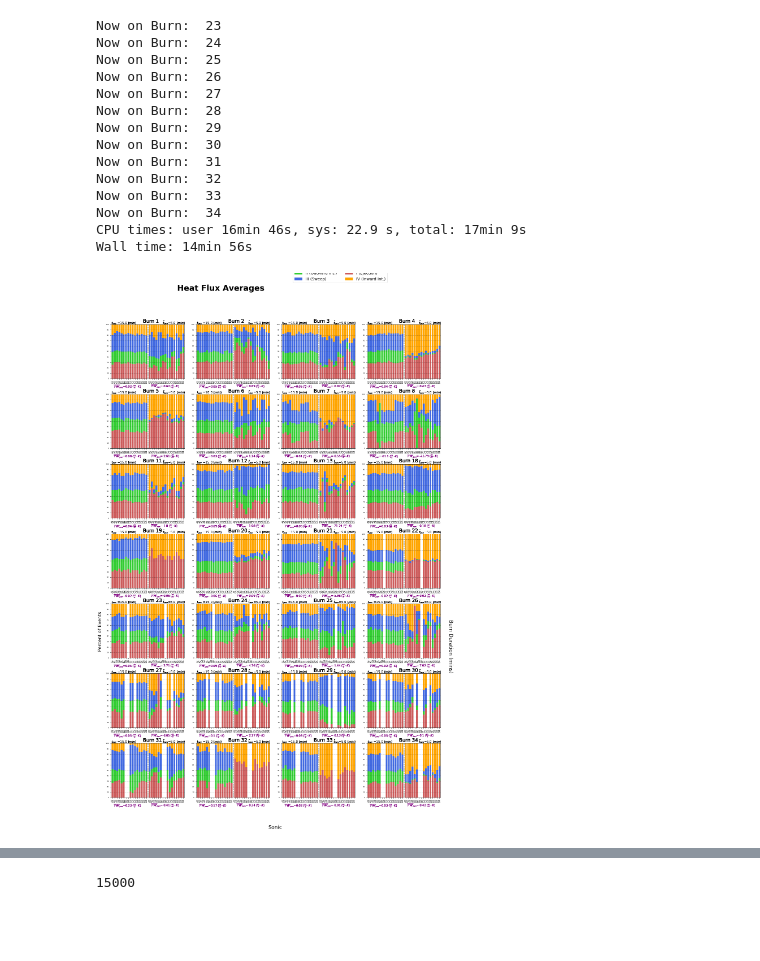
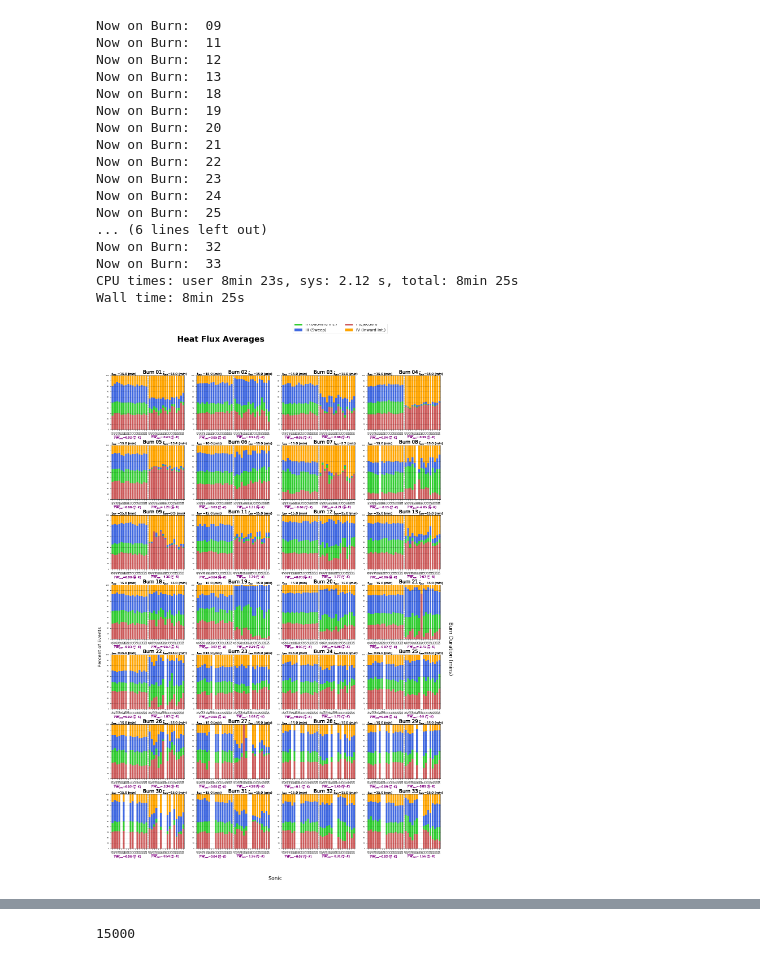
Before and after one commit to JosephSeitz/Analysis_Code, a Jupyter notebook: final_Heat-Flux-Averag-Grid-Plotter.ipynb, the cells around one changed output, grey strips where cells are left out. Saved outputs shown, nothing was run; the diff lists cells and outputs as text; code cells hidden in the pictures; blank space fills up the shorter version.

Commit message:
Corrrect vital flaw in the burn time calculation

```diff
--- a/final_Heat-Flux-Averag-Grid-Plotter.ipynb
+++ b/final_Heat-Flux-Averag-Grid-Plotter.ipynb
@@ -38,10 +38,10 @@ def quad_averages(quad_list, t_s, t_e ):
     return Qlst_ave
 
 
-def fire_start(df):
+def fire_start(df,n):
     ### Finding the start of fire
     x_fire, fire_5sig = 9e10, np.nanmean(df["T"])+5*np.std(df["T"])
-    for i in range(len(df["T"])):
+    for i in range(n, len(df["T"])):
         if df["T"][i] > fire_5sig:
             x_fire = i
             break
@@ -100,8 +100,8 @@ def sonic_calculations(df, n, x_fire):
 
     #30mins = 18000 15mins = 9000 10mins = 6000 5mins = 3000
     fire_end = len(df)-1 #the end of the fire period
-    if brn_n > 3000:
-        fire_end = x_fire + 3000 #30mins after the fire
+    if brn_n > 9000:
+        fire_end = x_fire + 9000 #30mins after the fire
         brn_n = len(wt_prime_list[x_fire:fire_end])
 
     brn_wt_prime_ave = np.nanmean(wt_prime_list[x_fire:fire_end])
@@ -116,14 +116,15 @@ def burn_calculations(path, n):
     df_list, x_fire_lst = [], []
     for i in range(16):
         df = file_to_df(path + txt_files[i])
-        x_fire_lst.append(fire_start(df))
+        x_fire_lst.append(fire_start(df,n))
         df_list.append(df)
 
     n_fire = min(x_fire_lst)
-
+    burn_timestamp =df_list[-1]["TIMESTAMP"][n_fire]
+    #print(n_fire,df_list[-1]["TIMESTAMP"][n_fire])
     pre_burn_Q_lst, burn_Q_lst= [], []
     pre_WT_ave, brn_WT_ave = [],[]
-    x_fire_lst, brn_n_lst= [], []
+    brn_n_lst= []
     for i in range(16):
         pre_Qlst, pre_wt_prime_ave, pre_brn_len, brn_Qlst,\
             brn_wt_prime_ave, brn_n = sonic_calculations(df_list[i],n, n_fire)
@@ -138,17 +139,22 @@ def burn_calculations(path, n):
     for i in range(len(brn_n_lst)):
         brn_len_min.append(brn_n_lst[i]/(600))
 
-    return pre_burn_Q_lst, burn_Q_lst,  pre_WT_ave, brn_WT_ave, x_fire_lst, brn_n_lst,\
-            brn_len_min, pre_brn_len
+    return pre_burn_Q_lst, burn_Q_lst,  pre_WT_ave, brn_WT_ave, x_fire_lst, n_fire, brn_n_lst,\
+            brn_len_min, pre_brn_len, burn_timestamp
 # %%
 %%time
-n_list = [21000,15000,20000,30000,15000,6000,25000,18000,30000,60000,50000,180000,40000,25000,25000,27000,\
-         45000,20000,25000,25000,35000,27000,25000,15000,35000,45000,20000,40000]
-path = "/home/JoeySeitz/10X10_Truss_SERDP_Burns/JS_Cleaned_Data/Burn-"
-#path="/home/joey/Desktop/10X10_Truss_SERDP_Burns/JS_Cleaned_Data/Burn-" #79
+#path = "/home/JoeySeitz/10X10_Truss_SERDP_Burns/JS_Cleaned_Data/Burn-"
+path="/home/joey/Desktop/10X10_Truss_SERDP_Burns/JS_Cleaned_Data/Full-Timestamp/Burn-"#79
 #path = "/Users/joeyp/Desktop/10X10_Truss_SERDP_Burns/JS_Cleaned_Data/Burn-" #w10
 path_end = "/sonics/"
-burns = [1,2,3,4,5,6,7,8,11,12,13,18,19,20,21,22,23,24,25,26,27,28,29,30,31,32,33,34]
+burns = ["01","02","03","04","05","06","07","08","09","11","12","13","18","19","20", \
+         "21","22","23","24","25","26","27", "28","29","30","31","32","33","34"]
+burn_d = {'01': 21000, '02': 14000, '03': 20000, '04': 30000, '05': 15000, \
+          '06': 6000, '07': 25000, '08': 18000, '09': 20000, '11': 30000,  \
+          '12': 60000, '13': 50000, '18': 185000, '19': 45000, '20': 24000,\
+          '21': 25000, '22': 27000, '23': 45000, '24': 20000, '25': 25000, \
+          '26': 25000, '27': 35000, '28': 27000, '29': 25000, '30': 12000, \
+          '31': 30000, '32': 25000, '33': 20000, '34': 40000}
 
 ### Plotting stuff
 sonic_list = ["A1","A2","A3","A4", "B1","B2", "B3", "B4", "C1", "C2","C3", "C4", "D1", "D2", "D3", "D4"]*2
@@ -159,15 +165,17 @@ x_loc = x_loc_1 + x_loc_2
 y_loc =np.arange(0.0,1.1,0.1)
 y_tick_names  = np.arange(0,110,10)
 fig, ax = plt.subplots(nrows=7,ncols=4,figsize=(18,28))#, sharey=True)
+Burn_timestamps =[]
 ### Keep out of loop
 file_count = 0
 for col in range(7):
     for row in range(4):
         burn_path= str(path + str(burns[file_count])+path_end)
         print("Now on Burn: ",str(burns[file_count]))
-        pre_burn_Q_lst, burn_Q_lst,  pre_WT_ave, brn_WT_ave, x_fire_lst, brn_n_lst,\
-            brn_len_min, pre_brn_len= burn_calculations(burn_path, n_list[file_count])
-    print(brn_n_lst)
+        pre_burn_Q_lst, burn_Q_lst,  pre_WT_ave, brn_WT_ave, x_fire_lst, n_fire, brn_n_lst,\
+            brn_len_min, pre_brn_len, burn_timestamp= burn_calculations(burn_path, burn_d[burns[file_count]])
+        Burn_timestamps.append(burn_timestamp)
+        #print(brn_n_lst)
         axs = ax[ col, row]
 
         x1, x2 = 1, 17.5
@@ -231,7 +239,7 @@ fig.text(0.48,0.015, "Sonic", fontsize = 18)
 fig.tight_layout()
 fig.subplots_adjust(hspace=0.29,wspace=0.16, top=0.9, left = 0.05, right = .95, bottom = .07)
 
-fig.savefig("rough_aveplot_15min-5min.png", dpi = 350)
+fig.savefig("rough_aveplot_15min-15min.png", dpi = 350)
 ### Took 56mins and 45s to run on W10 Desktop
 ## Took 1hr 17min to run on 134
 ###New time of 15min 4s!!!(134 at 30min)
@@ -255,15 +255,18 @@ Now on Burn:  22
+Now on Burn:  09
+Now on Burn:  11
+Now on Burn:  12
+Now on Burn:  13
+Now on Burn:  18
+Now on Burn:  19
+Now on Burn:  20
+Now on Burn:  21
+Now on Burn:  22
 Now on Burn:  23
 Now on Burn:  24
 Now on Burn:  25
-Now on Burn:  26
-Now on Burn:  27
-Now on Burn:  28
-Now on Burn:  29
-Now on Burn:  30
-Now on Burn:  31
+... (6 lines left out)
 Now on Burn:  32
 Now on Burn:  33
-Now on Burn:  34
-CPU times: user 16min 46s, sys: 22.9 s, total: 17min 9s
-Wall time: 14min 56s
+CPU times: user 8min 23s, sys: 2.12 s, total: 8min 25s
+Wall time: 8min 25s
-[figure, old version]
+[figure, new version]
```
Also changed, not shown: parts of 9 cells of this notebook, 6 other files.
